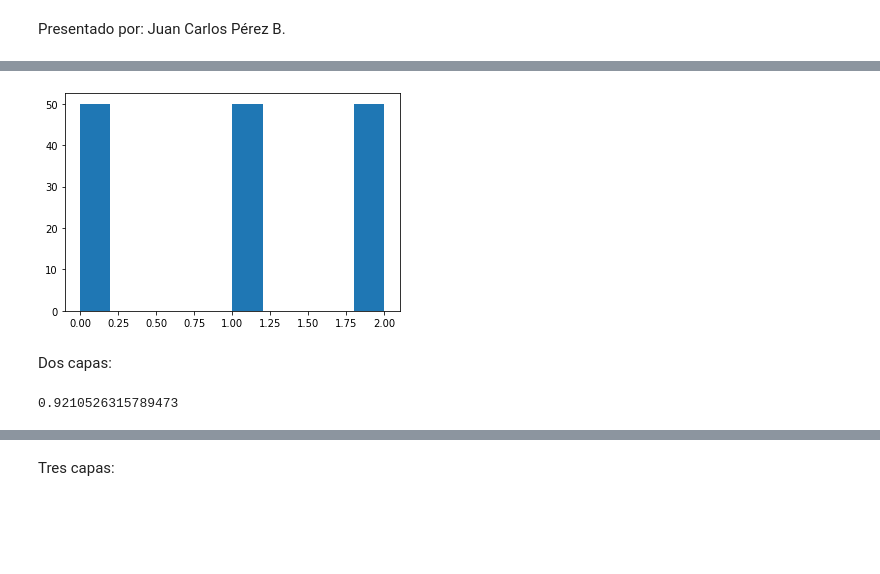
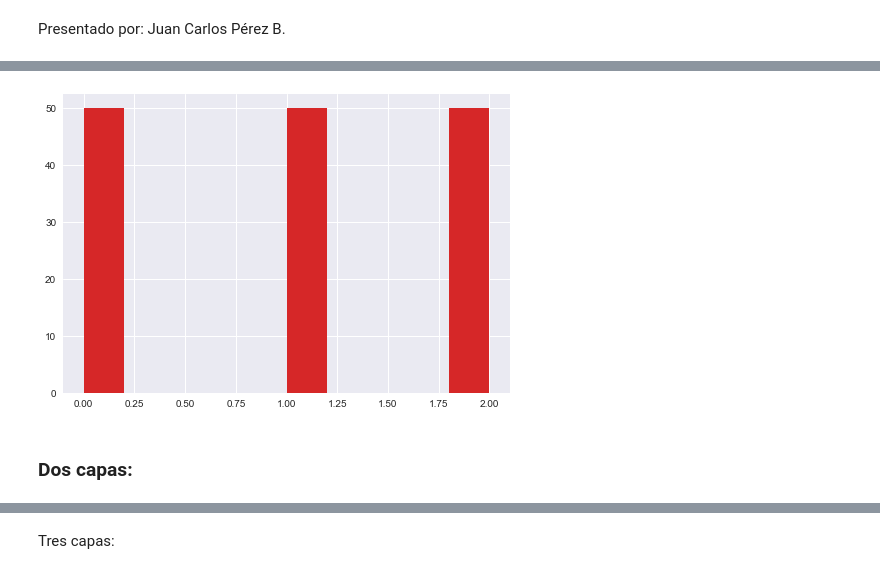
Before and after one commit to juan-p-b/PerezJuanCarlos_RECV_Entrega3, a Jupyter notebook: PerezJuanCarlos_RECV_Entrega3.ipynb, the cells around one changed output, grey strips where cells are left out. Cells and saved outputs as stored; diff of their text form; code cells hidden in the pictures; blank space fills up the shorter version.

```diff
--- a/PerezJuanCarlos_RECV_Entrega3.ipynb
+++ b/PerezJuanCarlos_RECV_Entrega3.ipynb
@@ -5,6 +5,7 @@ Presentado por: Juan Carlos Pérez B.
 # %%
 import pandas as pd
 import matplotlib.pyplot as plt
+plt.style.use('seaborn')
 import numpy as np
 # %%
 data = pd.read_csv('iris.data',names=['sepal_length','sepal_width','petal_length','petal_width','class'])
@@ -113,8 +114,6 @@ class           category
 dtype: object
 # %%
-plt.hist(Y1)
+plt.hist(Y1,color='tab:red')
 plt.show()
 # %% [output]
-[figure, old version]
+[figure, new version]
-# %% [markdown]
-Dos capas:
@@ -121,8 +123,10 @@ Dos capas:
+# %% [markdown]
+### Dos capas:
 # %%
 X_train, X_test, Y_train, Y_test = train_test_split(X,Y1)
-model = MLPClassifier(activation='relu',  hidden_layer_sizes=(4, 4), solver='adam', learning_rate_init=0.1)
-model.fit(X_train,Y_train)
-Y_pred = model.predict(X_test)
-accuracy_score(Y_pred,Y_test)
+ac2=[]
+for i in neu:
+    m2 = MLPClassifier(activation='relu',  hidden_layer_sizes=(i, i), solver='adam', learning_rate_init=0.1)
+    m2.fit(X_train,Y_train)
+    Y_pred = m2.predict(X_test)
+    ac2.append(accuracy_score(Y_pred,Y_test))
-# %% [output]
-0.9210526315789473
```
Also changed, not shown: parts of 9 cells of this notebook.
